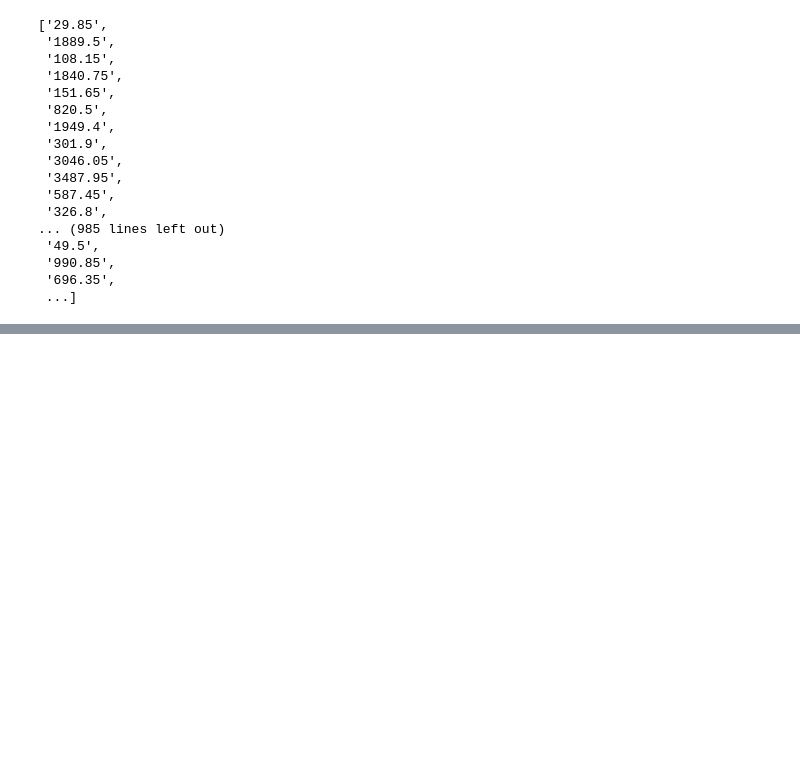
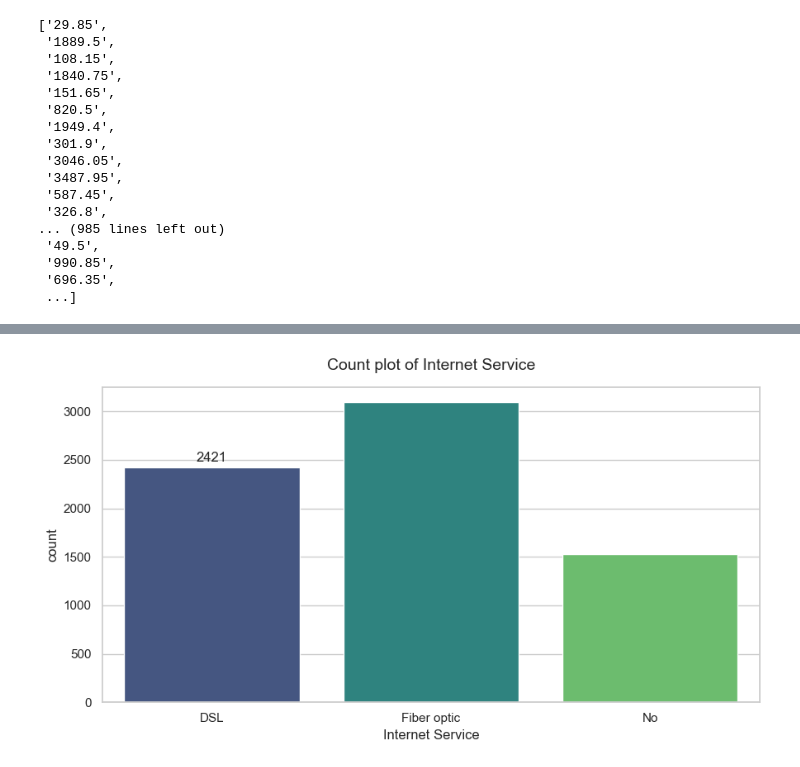
Before and after one commit to NimishDarne/Customer_Churn_Prediction, a Jupyter notebook: notebooks/01_data_understanding.ipynb, the cells around one changed output, grey strips where cells are left out. Saved outputs shown, nothing was run; the diff lists cells and outputs as text; code cells hidden in the pictures; blank space fills up the shorter version.

```diff
--- a/notebooks/01_data_understanding.ipynb
+++ b/notebooks/01_data_understanding.ipynb
@@ -323,0 +480,15 @@ df["TotalCharges"].unique().tolist()
+# %%
+sns.set_theme(style='whitegrid')
+plt.figure(figsize=(9,5))
+
+az = sns.countplot(data=df, x='InternetService', hue='InternetService',palette='viridis',legend=False)
+
+az.bar_label(az.containers[0], padding=3)
+
+plt.title('Count plot of Internet Service',fontsize=14, pad = 15)
+plt.xlabel('Internet Service')
+plt.ylabel('count')
+plt.tight_layout()
+plt.show()
+# %% [output]
+[figure, added]
```
Also changed, not shown: parts of 13 cells of this notebook, 4 other files.
